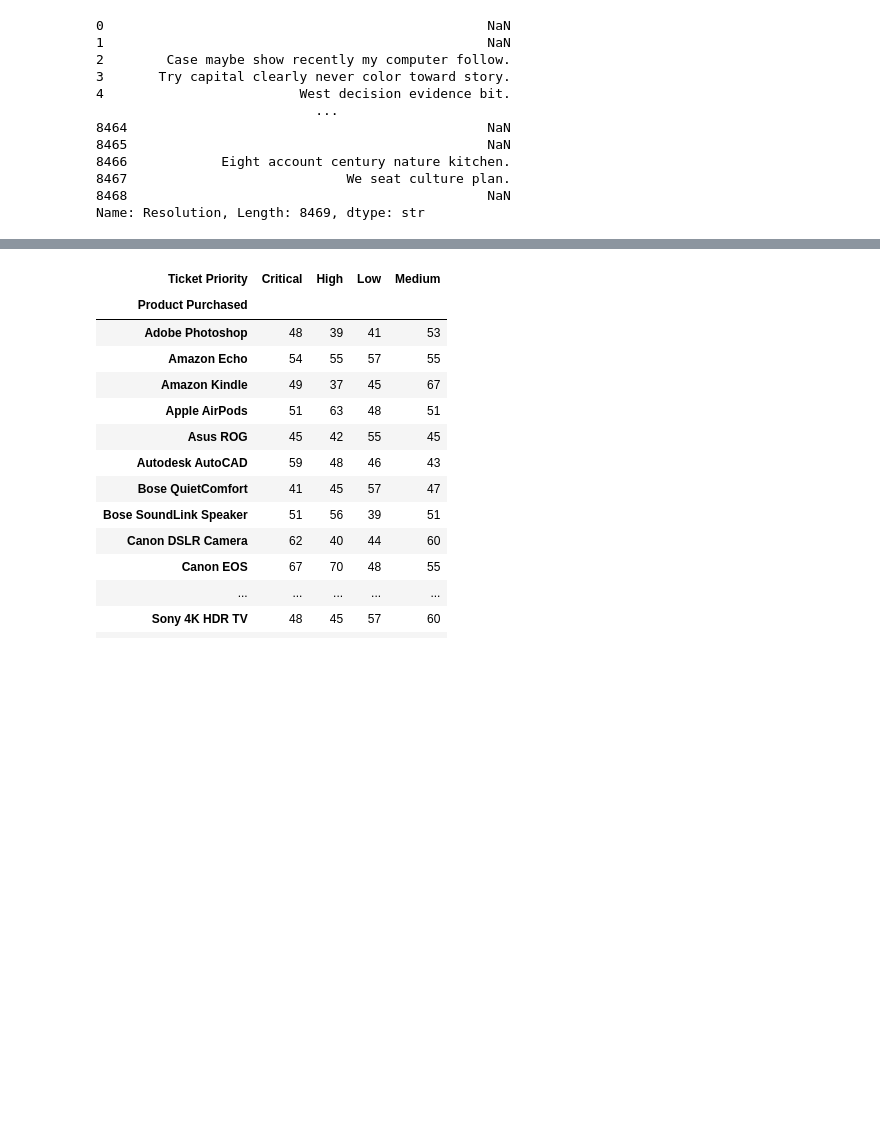
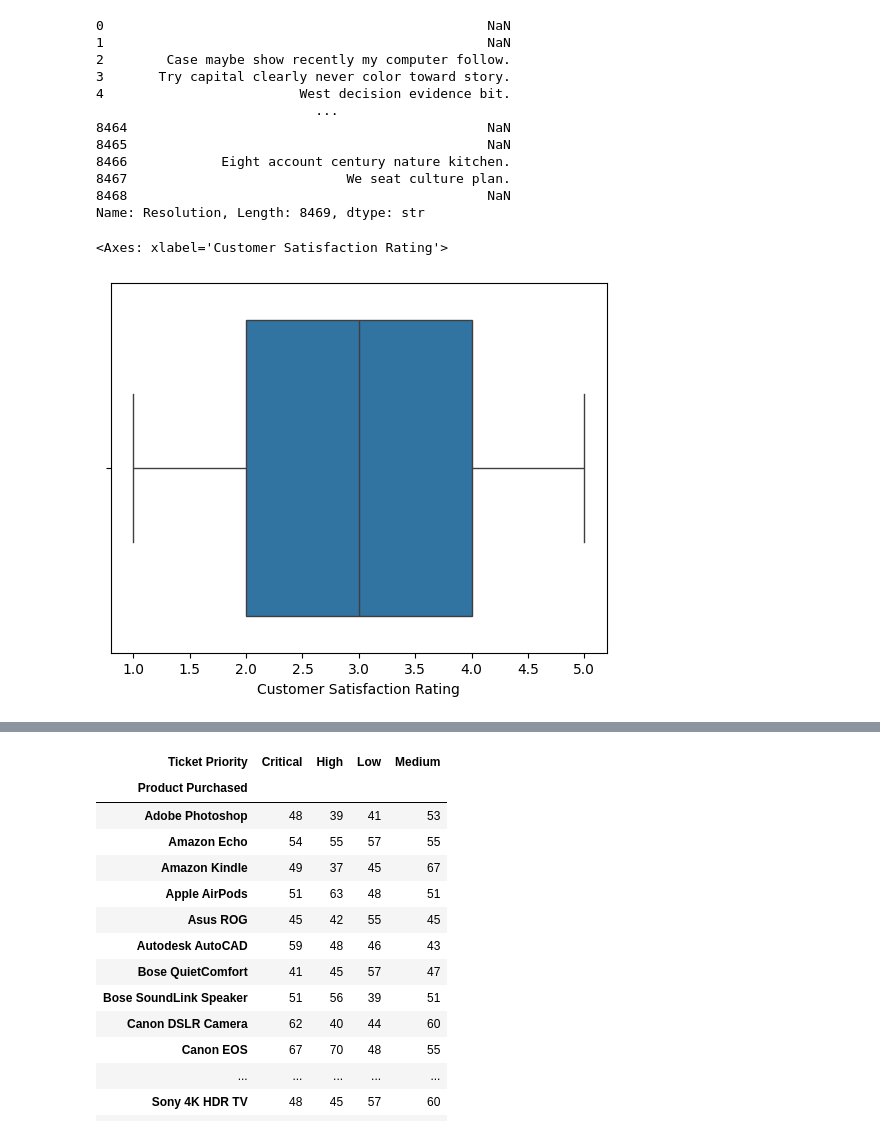
Before and after one commit to Razan-88/TextAnalytics-CW-Task4, a Jupyter notebook: analytics_pipeline/EDA.ipynb, the cells around one changed output, grey strips where cells are left out. Cells and saved outputs as stored; diff of their text form; code cells hidden in the pictures; blank space fills up the shorter version.

```diff
--- a/analytics_pipeline/EDA.ipynb
+++ b/analytics_pipeline/EDA.ipynb
@@ -407,3 +431,9 @@ df['Resolution'] # non sensical data - add no value
 8467                            We seat culture plan.
 8468                                              NaN
 Name: Resolution, Length: 8469, dtype: str
+# %%
+import seaborn as sns
+sns.boxplot(x=df['Customer Satisfaction Rating'])
+# %% [output]
+<Axes: xlabel='Customer Satisfaction Rating'>
+[figure, added]
```
Also changed, not shown: parts of 23 cells of this notebook, 3 other files.
